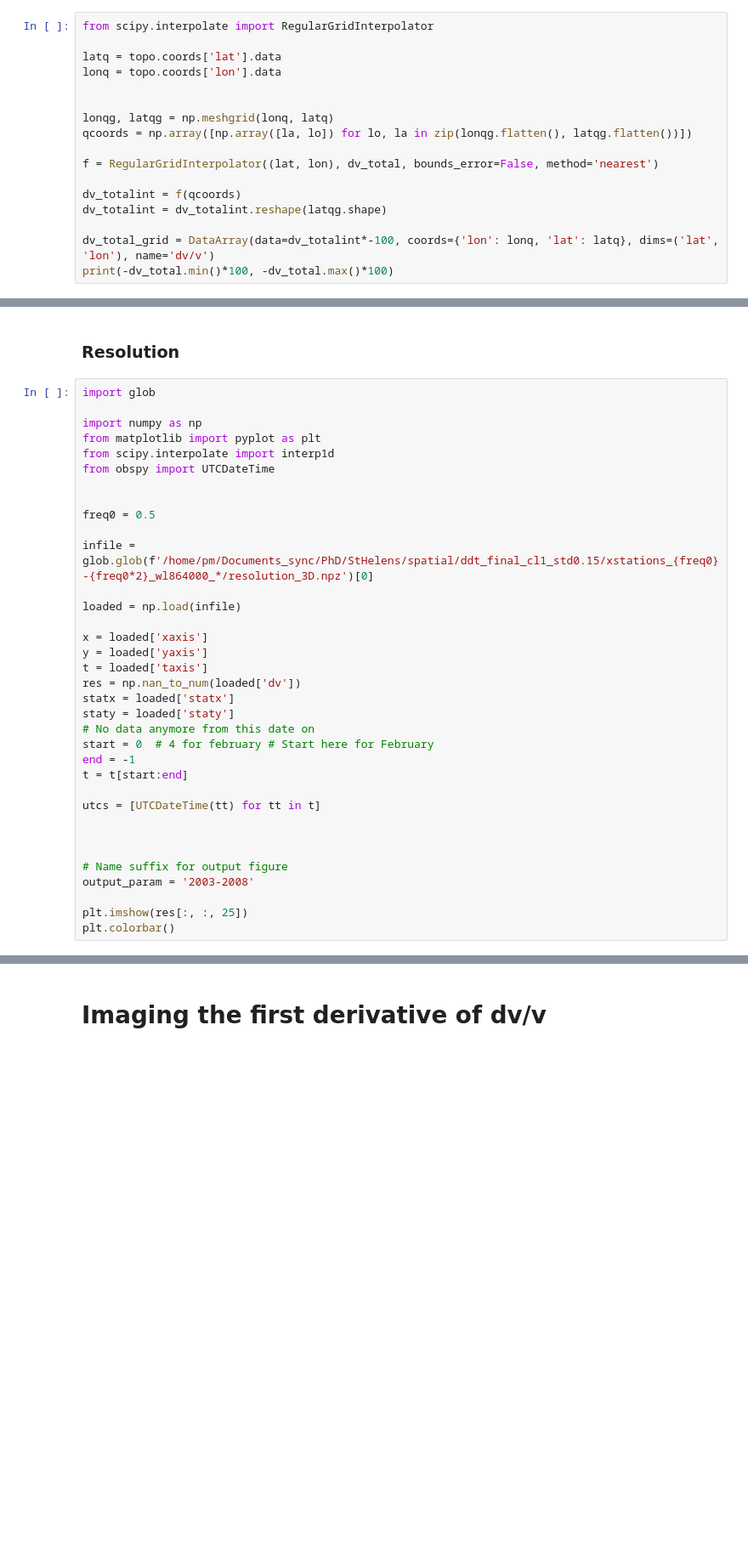
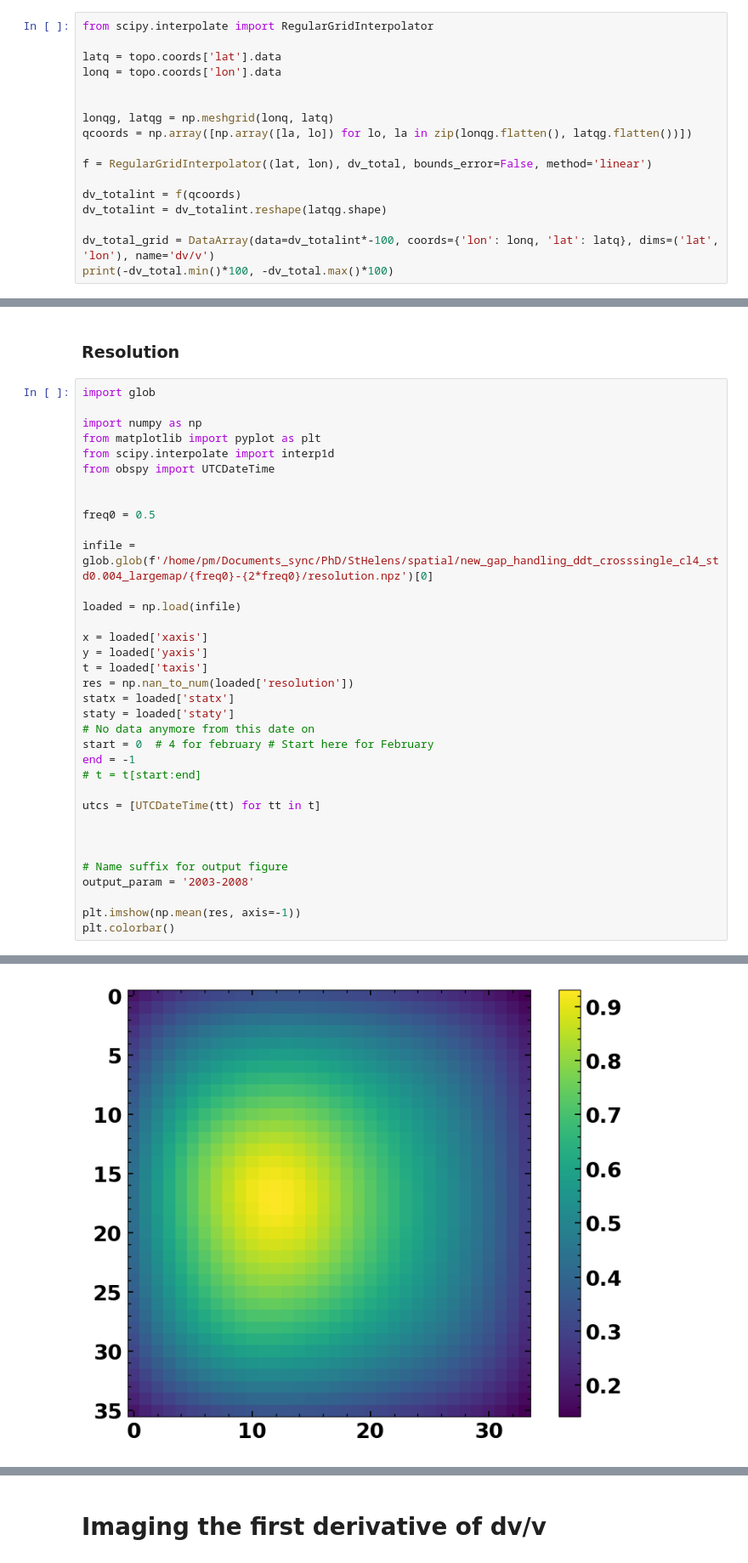
Before and after one commit to Denolle-Lab/Mt-St-Helens, a Jupyter notebook: spatial_dv.ipynb, the cells around one changed output, grey strips where cells are left out. Shown at 85% size. Drawn from its saved outputs; the diff is of its cells as text; blank space fills up the shorter version.

```diff
--- a/spatial_dv.ipynb
+++ b/spatial_dv.ipynb
@@ -353,7 +480,7 @@ lonq = topo.coords['lon'].data
 lonqg, latqg = np.meshgrid(lonq, latq)
 qcoords = np.array([np.array([la, lo]) for lo, la in zip(lonqg.flatten(), latqg.flatten())])
 
-f = RegularGridInterpolator((lat, lon), dv_total, bounds_error=False, method='nearest')
+f = RegularGridInterpolator((lat, lon), dv_total, bounds_error=False, method='linear')
 
 dv_totalint = f(qcoords)
 dv_totalint = dv_totalint.reshape(latqg.shape)
@@ -440,20 +565,20 @@ from obspy import UTCDateTime
 
 freq0 = 0.5
 
-infile = glob.glob(f'/home/pm/Documents_sync/PhD/StHelens/spatial/ddt_final_cl1_std0.15/xstations_{freq0}-{freq0*2}_wl864000_*/resolution_3D.npz')[0]
+infile = glob.glob(f'/home/pm/Documents_sync/PhD/StHelens/spatial/new_gap_handling_ddt_crosssingle_cl4_std0.004_largemap/{freq0}-{2*freq0}/resolution.npz')[0]
 
 loaded = np.load(infile)
 
 x = loaded['xaxis']
 y = loaded['yaxis']
 t = loaded['taxis']
-res = np.nan_to_num(loaded['dv'])
+res = np.nan_to_num(loaded['resolution'])
 statx = loaded['statx']
 staty = loaded['staty']
 # No data anymore from this date on
 start = 0  # 4 for february # Start here for February
 end = -1
-t = t[start:end]
+# t = t[start:end]
 
 utcs = [UTCDateTime(tt) for tt in t]
 
@@ -462,6 +587,6 @@ utcs = [UTCDateTime(tt) for tt in t]
 # Name suffix for output figure
 output_param = '2003-2008'
 
-plt.imshow(res[:, :, 25])
+plt.imshow(np.mean(res, axis=-1))
 plt.colorbar()
 # %% [output]
@@ -468,0 +594 @@ IndexError: list index out of range
+[figure, added]
```
Also changed, not shown: parts of 11 cells of this notebook, 2 other files.
